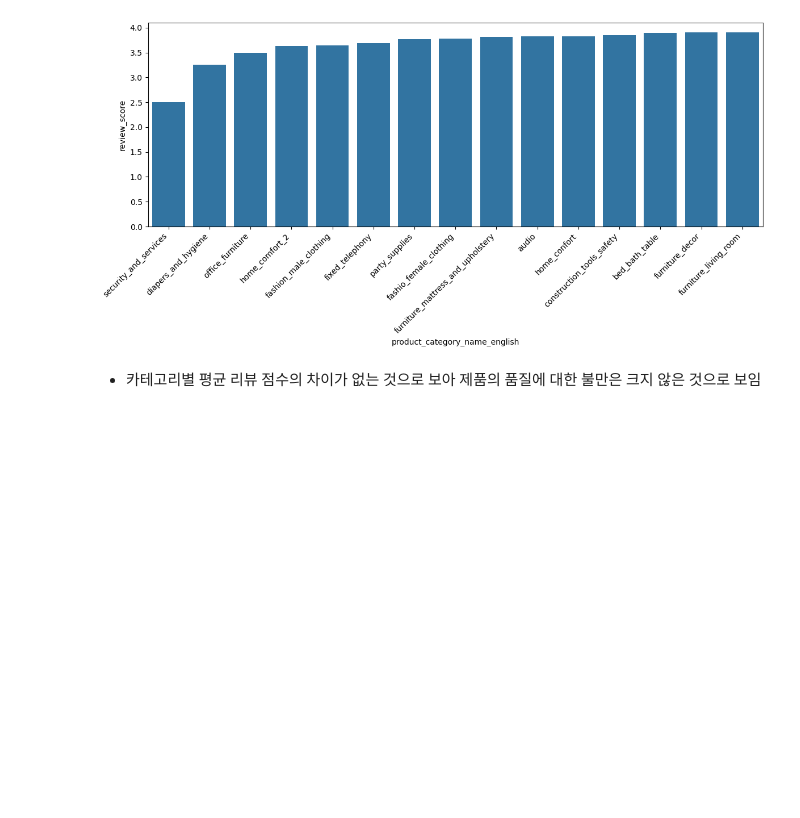
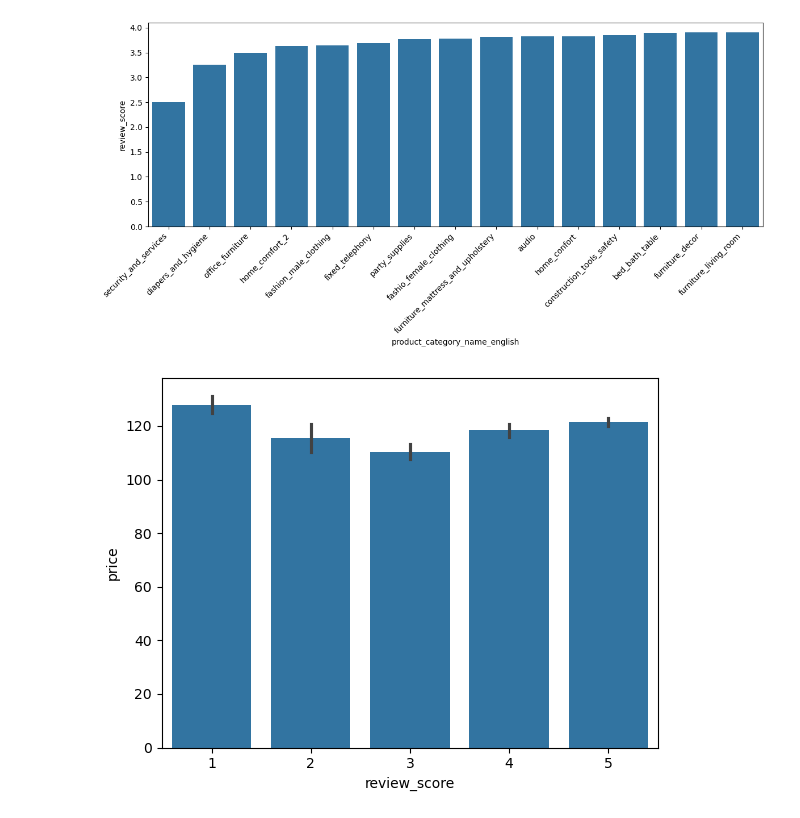
Before and after one commit to taaesu/olist_sql_python_analysis, a Jupyter notebook: olist_analysis.ipynb, the cells around one changed output. Saved outputs shown, nothing was run; the diff lists cells and outputs as text; code cells hidden in the pictures; blank space fills up the shorter version.

```diff
--- a/olist_analysis.ipynb
+++ b/olist_analysis.ipynb
@@ -212,5 +208,7 @@ plt.xticks(rotation=45, ha='right')
 plt.tight_layout()
 # %% [output]
 [figure]
-# %% [markdown]
-- 카테고리별 평균 리뷰 점수의 차이가 없는 것으로 보아 제품의 품질에 대한 불만은 크지 않은 것으로 보임
+# %%
+sns.barplot(data=df, x='review_score', y='price');
+# %% [output]
+[figure, added]
```
Also changed, not shown: parts of 8 cells of this notebook.
